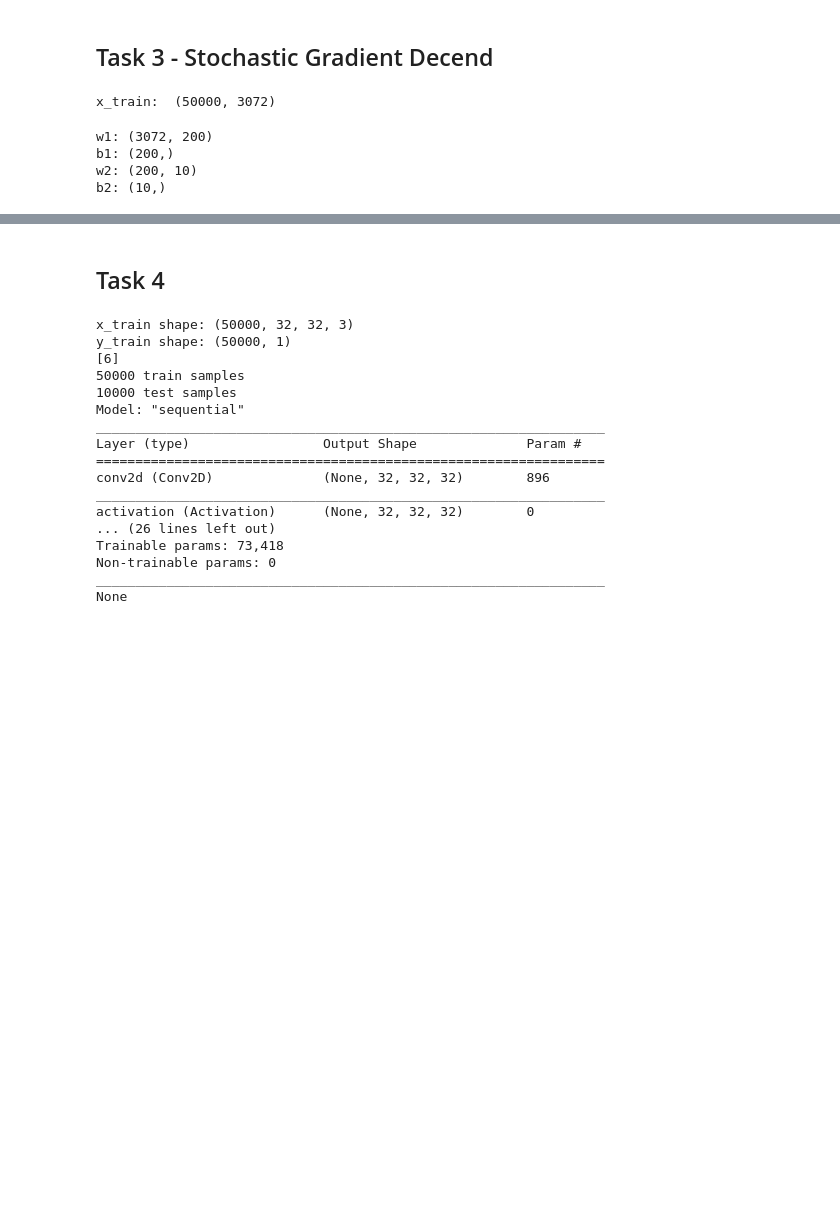
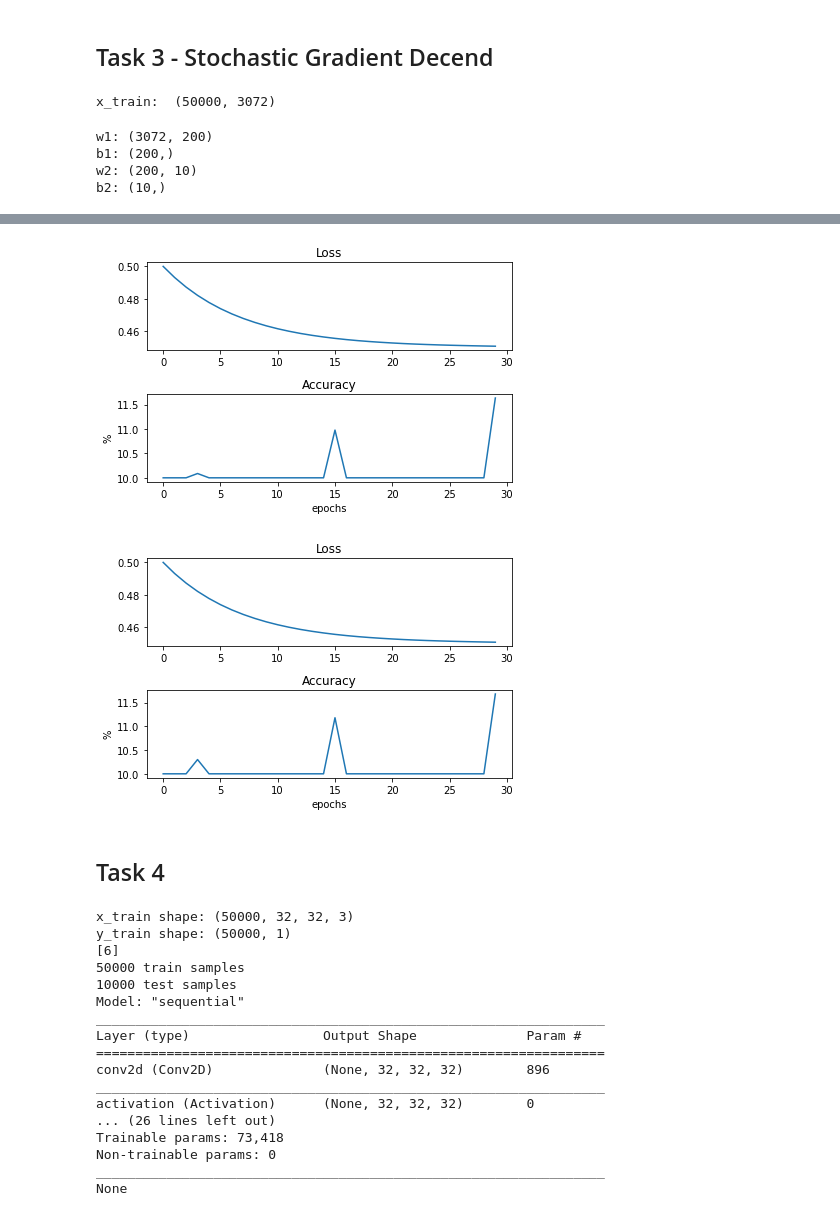
Before and after one commit to pahanmendis/EN2550, a Jupyter notebook: Assignment4.ipynb, the cells around one changed output, grey strips where cells are left out. Cells and saved outputs as stored; diff of their text form; code cells hidden in the pictures; blank space fills up the shorter version.

```diff
--- a/Assignment4.ipynb
+++ b/Assignment4.ipynb
@@ -366,7 +360,7 @@ print("b1:", b1.shape)
 print("w2:", w2.shape)
 print("b2:", b2.shape)
 
-x = np.concatenate((np.ones((x_train.shape[0],1)),x_train),axis = 1)
+x_train_rs = np.concatenate((np.ones((x_train.shape[0],1)),x_train),axis = 1)
 x_test_rs = np.concatenate((np.ones((x_test.shape[0],1)),x_test),axis = 1)
 
 # Creating a single weight matrix
@@ -378,8 +372,8 @@ b1: (200,)
 w2: (200, 10)
 b2: (10,)
 # %%
-iterations = 10 #Epochs
-lr = 1.4e-2
+iterations = 30 #Epochs
+lr = 1.4e-3
 lr_decay = 0.999
 reg = 5e-6
 loss_history = []
@@ -387,11 +381,11 @@ val_loss_history = []
 train_acc_history = []
 val_acc_history = []
 
-batchsize = N_tr
+batchsize = 500
 for t in range(iterations):
 
     batch_indices = np.random.choice(N_tr,batchsize)
-    x = x_train[batch_indices]
+    x = x_train_rs[batch_indices]
     y = y_train[batch_indices]
 
     h = sigmoid(x.dot(w1))
@@ -399,7 +393,7 @@ for t in range(iterations):
     y_pred = L2_input.dot(w2)
 
     # Forward propagation for the whole traning set to calculate loss
-    h_train = sigmoid(x_train.dot(w1))
+    h_train = sigmoid(x_train_rs.dot(w1))
     L2_in_train = np.concatenate((np.ones((h_train.shape[0],1)),h_train),axis = 1)
     y_pred_train = L2_in_train.dot(w2)
     loss_train = (1.0/(2*N_tr))*(np.square(y_pred_train-y_train).sum()+reg*(np.sum(w2*w2)+np.sum(w1*w1)))
@@ -426,10 +420,7 @@ for t in range(iterations):
     accuracy_test = 100*np.sum(valid_test)/len(true_test)
     val_acc_history.append(accuracy_test)
 
-    if t%10 == 0:
-        print("Epoch: ",t+1)
-        print("Loss: ",loss)
-        print("Accuracy: ",accuracy)
+    print("Epoch:",t," Training Loss:",loss_train, " Training Accuracy:",accuracy_train," Test Loss:",loss_test," Test Accuracy:",accuracy_test)
 
     # Back propagation
     dy_pred = (1.0/batchsize)*(y_pred-y)
@@ -447,3 +454,30 @@ ValueError: shapes (50000,3072) and (3073,200) not aligned: 3072 (dim 1) != 3073
+# %%
+# Plots of traning set
+fig,ax = plt.subplots(2,1)
+t_array = np.arange(0,iterations)
+ax[0].plot(t_array,loss_history)
+ax[1].plot(t_array,train_acc_history)
+ax[0].set_title('Loss')
+ax[1].set_title('Accuracy')
+ax[1].set_xlabel('epochs')
+ax[1].set_ylabel('%')
+fig.tight_layout()
+plt.show()
+
+# Plots of test set
+fig,ax = plt.subplots(2,1)
+t_array = np.arange(0,iterations)
+ax[0].plot(t_array,val_loss_history)
+ax[1].plot(t_array,val_acc_history)
+ax[0].set_title('Loss')
+ax[1].set_title('Accuracy')
+ax[1].set_xlabel('epochs')
+ax[1].set_ylabel('%')
+fig.tight_layout()
+plt.show()
+# %% [output]
+[figure, added]
+[figure, added]
 # %% [markdown]
 ## Task 4
 # %%
```
Also changed, not shown: parts of 6 cells of this notebook.
